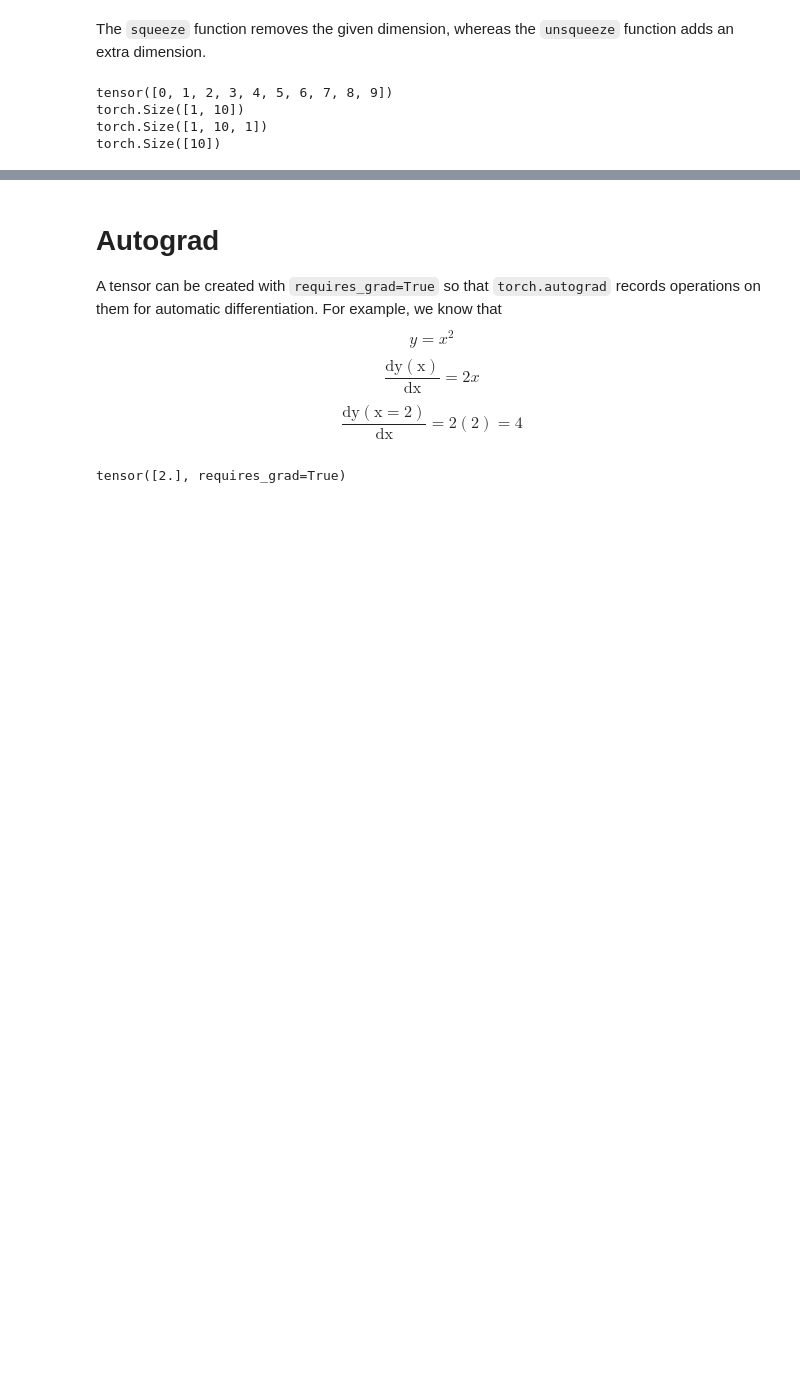
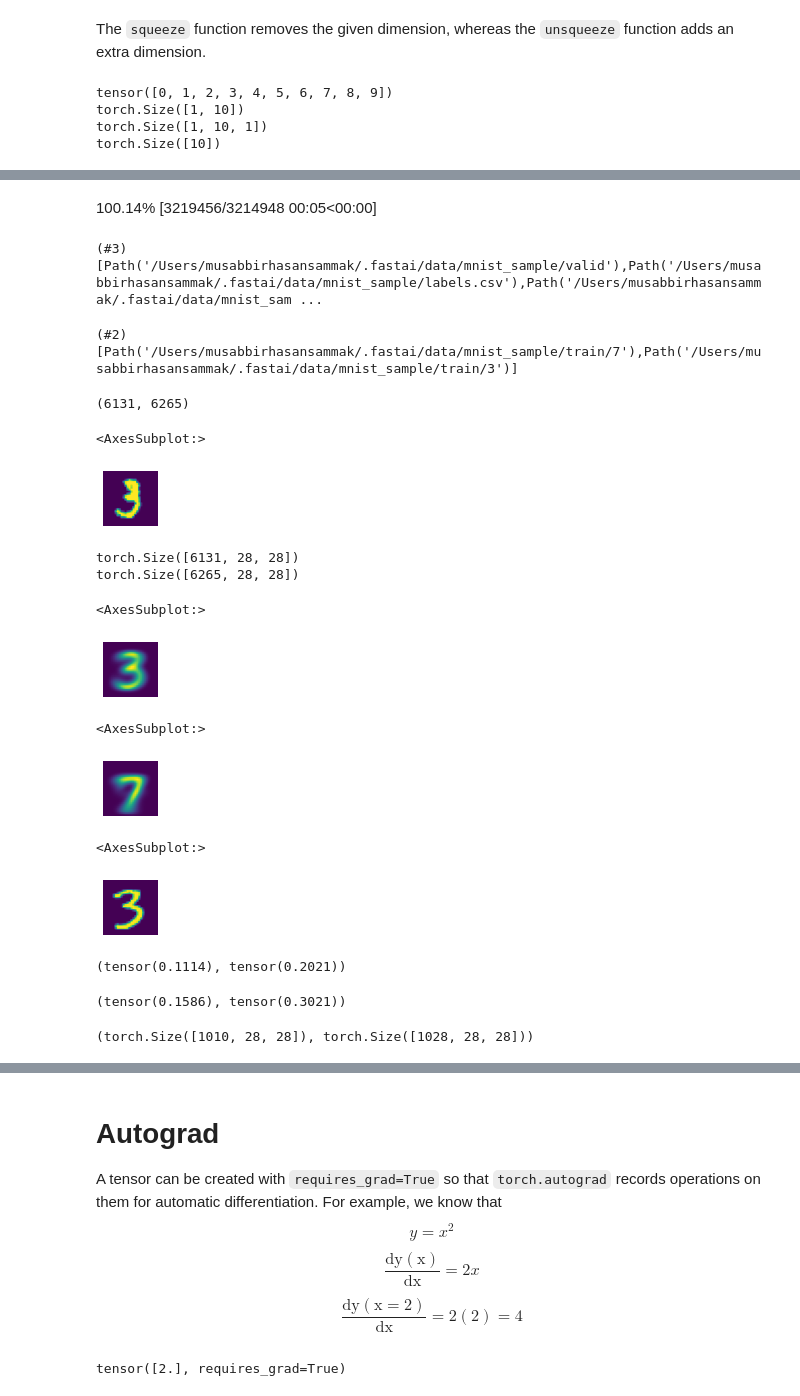
Before and after one commit to musabbirsammak/deep-learning-with-pytorch, a Jupyter notebook: 0.Tensors.ipynb, the cells around one changed output, grey strips where cells are left out. Saved outputs shown, nothing was run; the diff lists cells and outputs as text; code cells hidden in the pictures; blank space fills up the shorter version.

Commit message:
Adds a simple classification exercise in 0.Tensor.ipynb

```diff
--- a/0.Tensors.ipynb
+++ b/0.Tensors.ipynb
@@ -583,0 +598,75 @@ torch.Size([10])
+# %%
+# Loads MNIST dataset from Fast.ai repository
+# This trimmed dataset contains only 3s and 7s
+path = untar_data(URLs.MNIST_SAMPLE)
+# %% [output]
+100.14% [3219456/3214948 00:05<00:00]
+# %%
+path.ls()
+# %% [output]
+(#3) [Path('/Users/musabbirhasansammak/.fastai/data/mnist_sample/valid'),Path('/Users/musabbirhasansammak/.fastai/data/mnist_sample/labels.csv'),Path('/Users/musabbirhasansammak/.fastai/data/mnist_sam ...
+# %%
+(path/'train').ls()
+# %% [output]
+(#2) [Path('/Users/musabbirhasansammak/.fastai/data/mnist_sample/train/7'),Path('/Users/musabbirhasansammak/.fastai/data/mnist_sample/train/3')]
+# %%
+threes = (path/'train/3').ls().sorted()
+sevens = (path/'train/7').ls().sorted()
+# %%
+seven_tensors = [tensor(Image.open(o)) for o in sevens]
+three_tensors = [tensor(Image.open(o)) for o in threes]
+len(three_tensors), len(seven_tensors)
+# %% [output]
+(6131, 6265)
+# %%
+show_image(three_tensors[0])
+# %% [output]
+<AxesSubplot:>
+[figure, added]
+# %%
+stacked_sevens = torch.stack(seven_tensors).float() / 255
+stacked_threes = torch.stack(three_tensors).float() / 255
+print(stacked_threes.shape)
+print(stacked_sevens.shape)
+# %% [output]
+torch.Size([6131, 28, 28])
+torch.Size([6265, 28, 28])
+# %%
+mean3 = stacked_threes.mean(0)
+show_image(mean3)
+# %% [output]
+<AxesSubplot:>
+[figure, added]
+# %%
+mean7 = stacked_sevens.mean(0)
+show_image(mean7)
+# %% [output]
+<AxesSubplot:>
+[figure, added]
+# %%
+a_3 = stacked_threes[1]
+show_image(a_3)
+# %% [output]
+<AxesSubplot:>
+[figure, added]
+# %%
+dist_3_abs = (a_3 - mean3).abs().mean()
+dist_3_sqr = ((a_3 - mean3) ** 2).mean().sqrt()
+dist_3_abs, dist_3_sqr
+# %% [output]
+(tensor(0.1114), tensor(0.2021))
+# %%
+dist_7_abs = (a_3 - mean7).abs().mean()
+dist_7_sqr = ((a_3 - mean7) ** 2).mean().sqrt()
+dist_7_abs, dist_7_sqr
+# %% [output]
+(tensor(0.1586), tensor(0.3021))
+# %%
+valid_3_tens = torch.stack([tensor(Image.open(o)) for o in (path/'valid'/'3').ls()])
+valid_3_tens = valid_3_tens.float() / 255
+valid_7_tens = torch.stack([tensor(Image.open(o)) for o in (path/'valid'/'7').ls()])
+valid_7_tens = valid_7_tens.float() / 255
+
+valid_3_tens.shape, valid_7_tens.shape
+# %% [output]
+(torch.Size([1010, 28, 28]), torch.Size([1028, 28, 28]))
```
Also changed, not shown: parts of 21 cells of this notebook.
